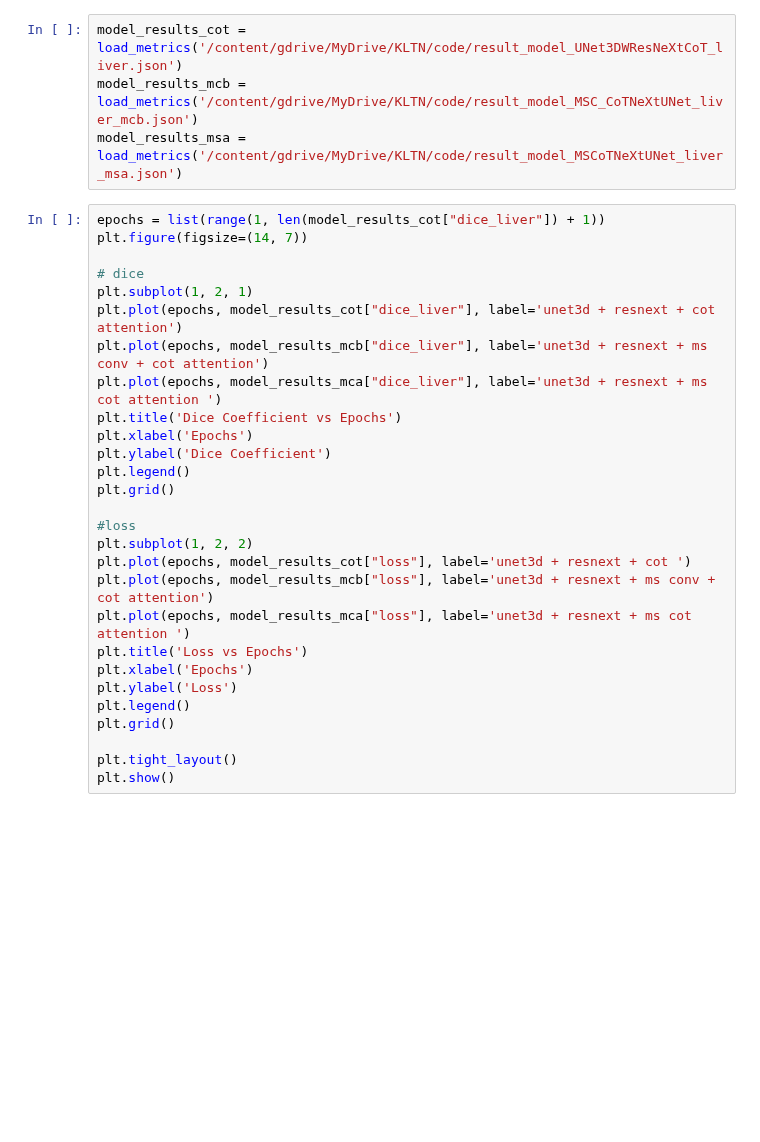
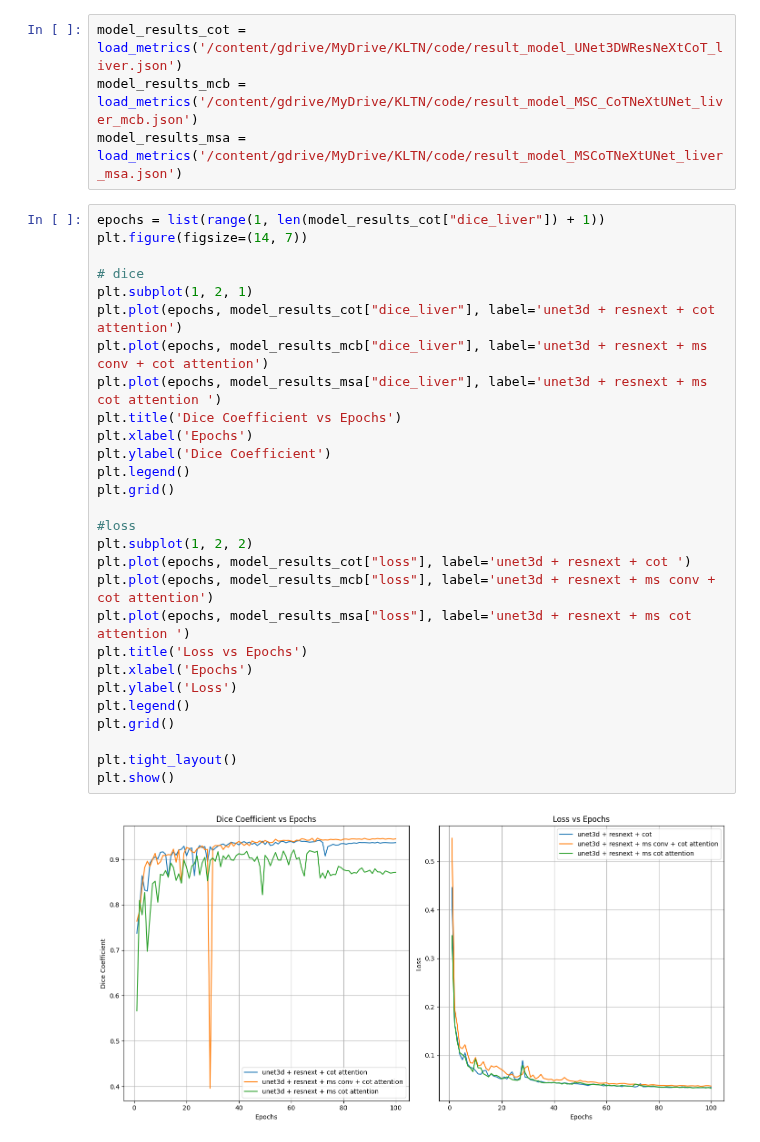
Before and after one commit to quanndm/kltn, a Jupyter notebook: notebooks/result.ipynb, the cells around one changed output. Drawn from its saved outputs; the diff is of its cells as text; blank space fills up the shorter version.

```diff
--- a/notebooks/result.ipynb
+++ b/notebooks/result.ipynb
@@ -23,31 +28,33 @@ model_results_msa = load_metrics('/content/gdrive/MyDrive/KLTN/code/result_model
 # %%
 epochs = list(range(1, len(model_results_cot["dice_liver"]) + 1))
 plt.figure(figsize=(14, 7))
 
 # dice
 plt.subplot(1, 2, 1)
 plt.plot(epochs, model_results_cot["dice_liver"], label='unet3d + resnext + cot attention')
 plt.plot(epochs, model_results_mcb["dice_liver"], label='unet3d + resnext + ms conv + cot attention')
-plt.plot(epochs, model_results_mca["dice_liver"], label='unet3d + resnext + ms cot attention ')
+plt.plot(epochs, model_results_msa["dice_liver"], label='unet3d + resnext + ms cot attention ')
 plt.title('Dice Coefficient vs Epochs')
 plt.xlabel('Epochs')
 plt.ylabel('Dice Coefficient')
 plt.legend()
 plt.grid()
 
 #loss
 plt.subplot(1, 2, 2)
 plt.plot(epochs, model_results_cot["loss"], label='unet3d + resnext + cot ')
 plt.plot(epochs, model_results_mcb["loss"], label='unet3d + resnext + ms conv + cot attention')
-plt.plot(epochs, model_results_mca["loss"], label='unet3d + resnext + ms cot attention ')
+plt.plot(epochs, model_results_msa["loss"], label='unet3d + resnext + ms cot attention ')
 plt.title('Loss vs Epochs')
 plt.xlabel('Epochs')
 plt.ylabel('Loss')
 plt.legend()
 plt.grid()
 
 plt.tight_layout()
 plt.show()
+# %% [output]
+[figure, added]
 # %%
 data = {
     "Model": ["unet3d + resnext + cot attention", "unet3d + resnext + ms conv + cot attention", "unet3d + resnext + ms cot attention"],
```
Also changed, not shown: parts of 7 cells of this notebook.
